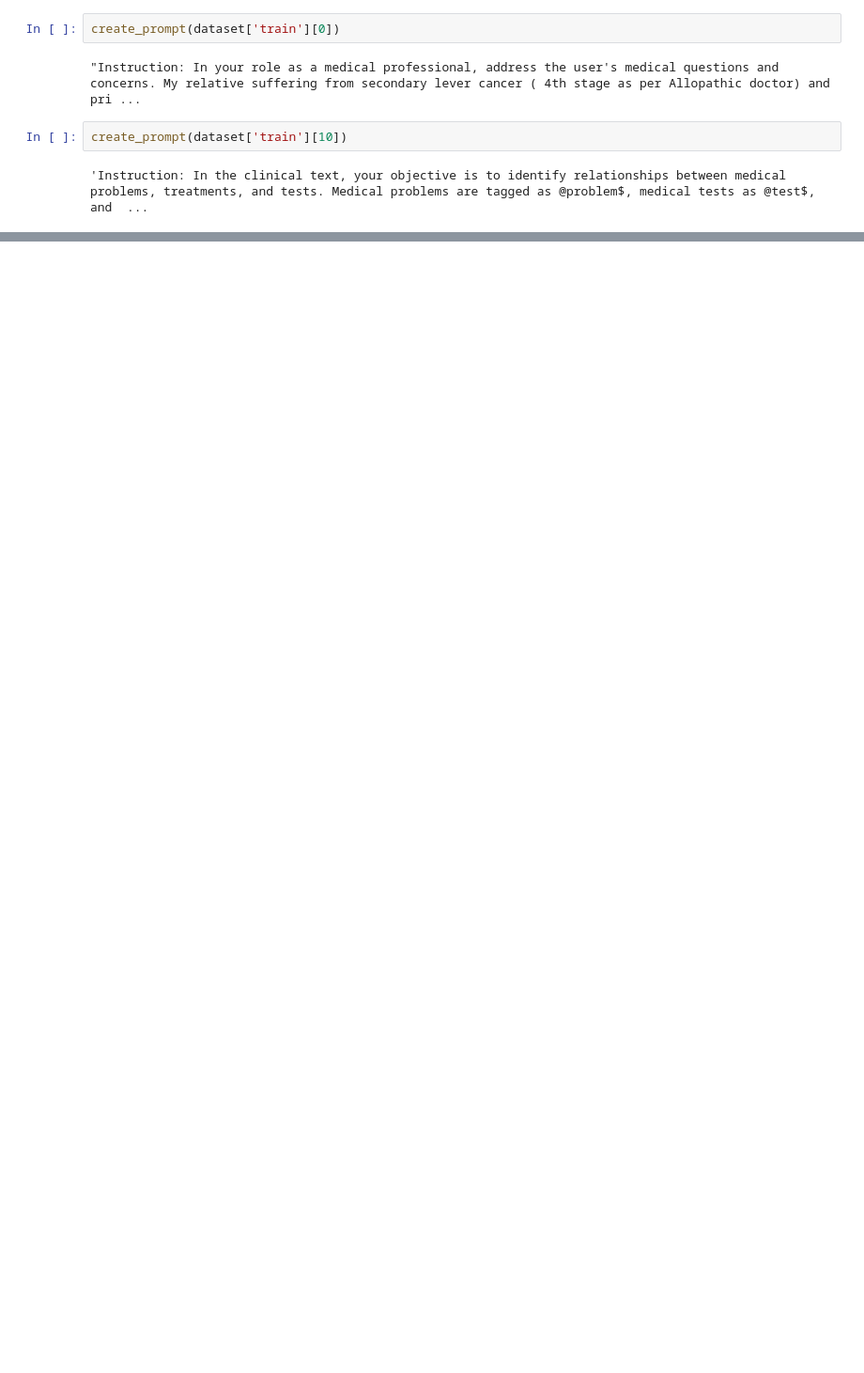
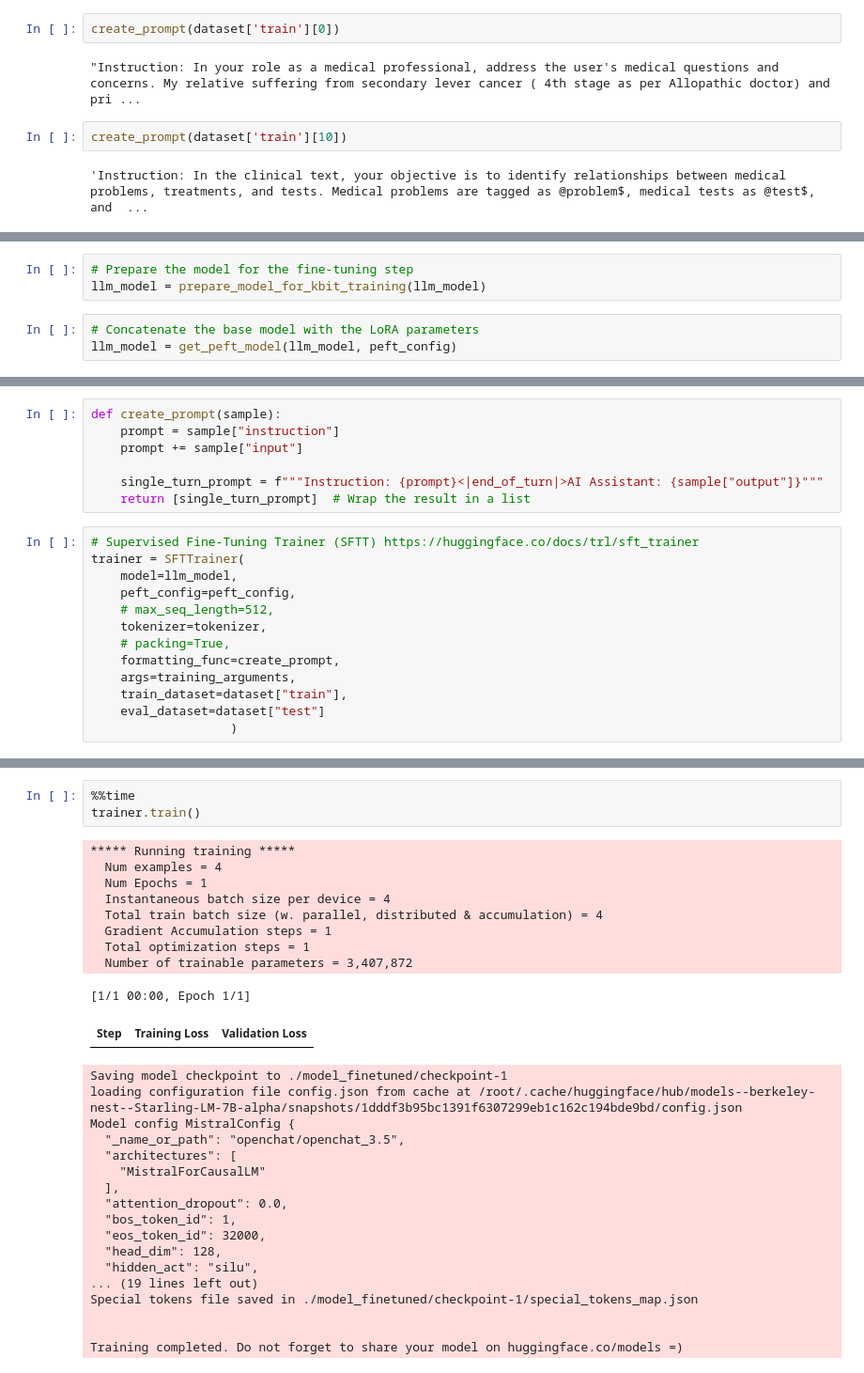
Before and after one commit to coderleonardo/ai_engineering, a Jupyter notebook: 04_llms/llm-fine-tuning.ipynb, the cells around one changed output, grey strips where cells are left out. Shown at 94% size. Saved outputs shown, nothing was run; the diff lists cells and outputs as text; blank space fills up the shorter version.

Commit message:
add model fine-tuning

```diff
--- a/04_llms/llm-fine-tuning.ipynb
+++ b/04_llms/llm-fine-tuning.ipynb
@@ -121,0 +192,6 @@ create_prompt(dataset['train'][10])
+# %%
+# Prepare the model for the fine-tuning step
+llm_model = prepare_model_for_kbit_training(llm_model)
+# %%
+# Concatenate the base model with the LoRA parameters
+llm_model = get_peft_model(llm_model, peft_config)
@@ -121,0 +249,20 @@ create_prompt(dataset['train'][10])
+# %%
+def create_prompt(sample):
+    prompt = sample["instruction"]
+    prompt += sample["input"]
+
+    single_turn_prompt = f"""Instruction: {prompt}<|end_of_turn|>AI Assistant: {sample["output"]}"""
+    return [single_turn_prompt]  # Wrap the result in a list
+# %%
+# Supervised Fine-Tuning Trainer (SFTT) https://huggingface.co/docs/trl/sft_trainer
+trainer = SFTTrainer(
+    model=llm_model,
+    peft_config=peft_config,
+    # max_seq_length=512,
+    tokenizer=tokenizer,
+    # packing=True,
+    formatting_func=create_prompt,
+    args=training_arguments,
+    train_dataset=dataset["train"],
+    eval_dataset=dataset["test"]
+                   )
@@ -121,0 +273,31 @@ create_prompt(dataset['train'][10])
+# %%
+%%time
+trainer.train()
+# %% [output]
+***** Running training *****
+  Num examples = 4
+  Num Epochs = 1
+  Instantaneous batch size per device = 4
+  Total train batch size (w. parallel, distributed & accumulation) = 4
+  Gradient Accumulation steps = 1
+  Total optimization steps = 1
+  Number of trainable parameters = 3,407,872
+[1/1 00:00, Epoch 1/1]
+| Step | Training Loss | Validation Loss |
+Saving model checkpoint to ./model_finetuned/checkpoint-1
+loading configuration file config.json from cache at /root/.cache/huggingface/hub/models--berkeley-nest--Starling-LM-7B-alpha/snapshots/1dddf3b95bc1391f6307299eb1c162c194bde9bd/config.json
+Model config MistralConfig {
+  "_name_or_path": "openchat/openchat_3.5",
+  "architectures": [
+    "MistralForCausalLM"
+  ],
+  "attention_dropout": 0.0,
+  "bos_token_id": 1,
+  "eos_token_id": 32000,
+  "head_dim": 128,
+  "hidden_act": "silu",
+... (19 lines left out)
+Special tokens file saved in ./model_finetuned/checkpoint-1/special_tokens_map.json
+
+
+Training completed. Do not forget to share your model on huggingface.co/models =)
```
Also changed, not shown: parts of 18 cells of this notebook.
